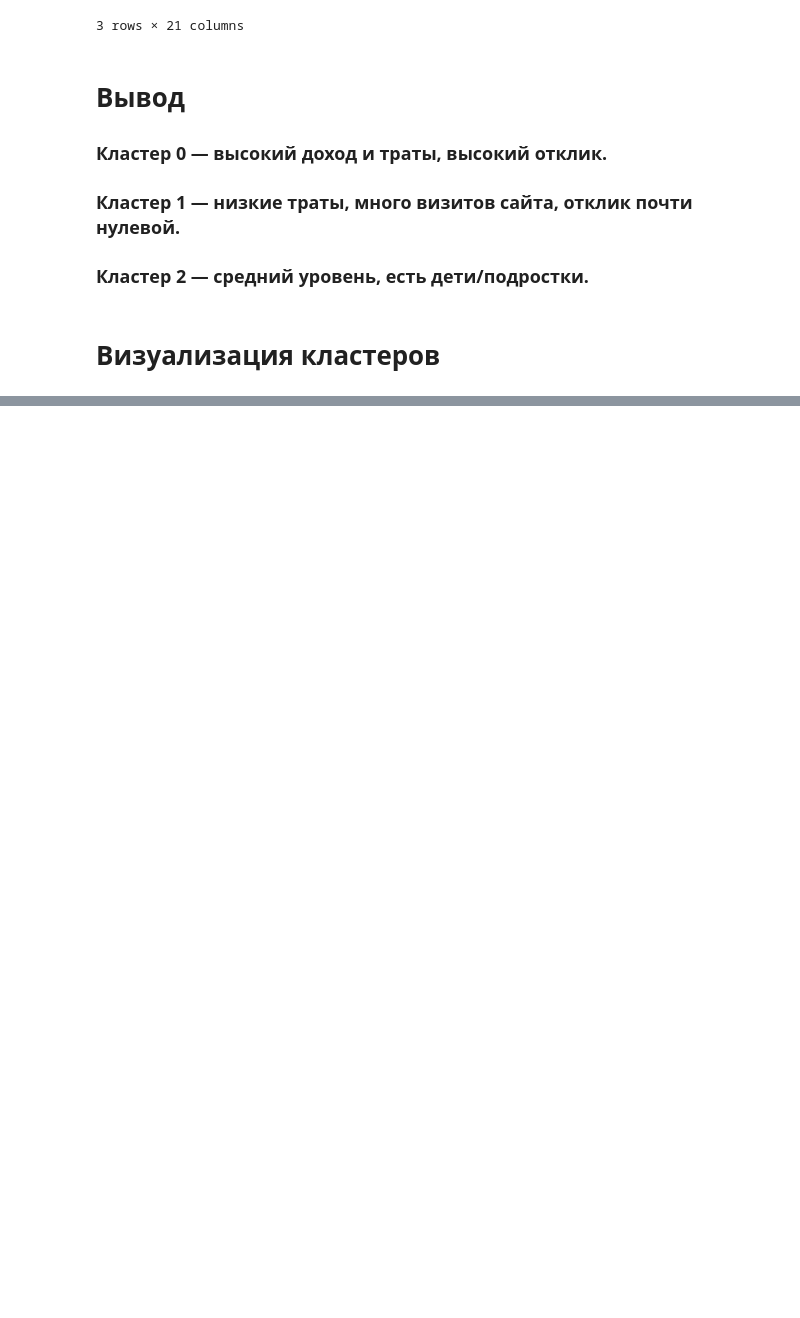
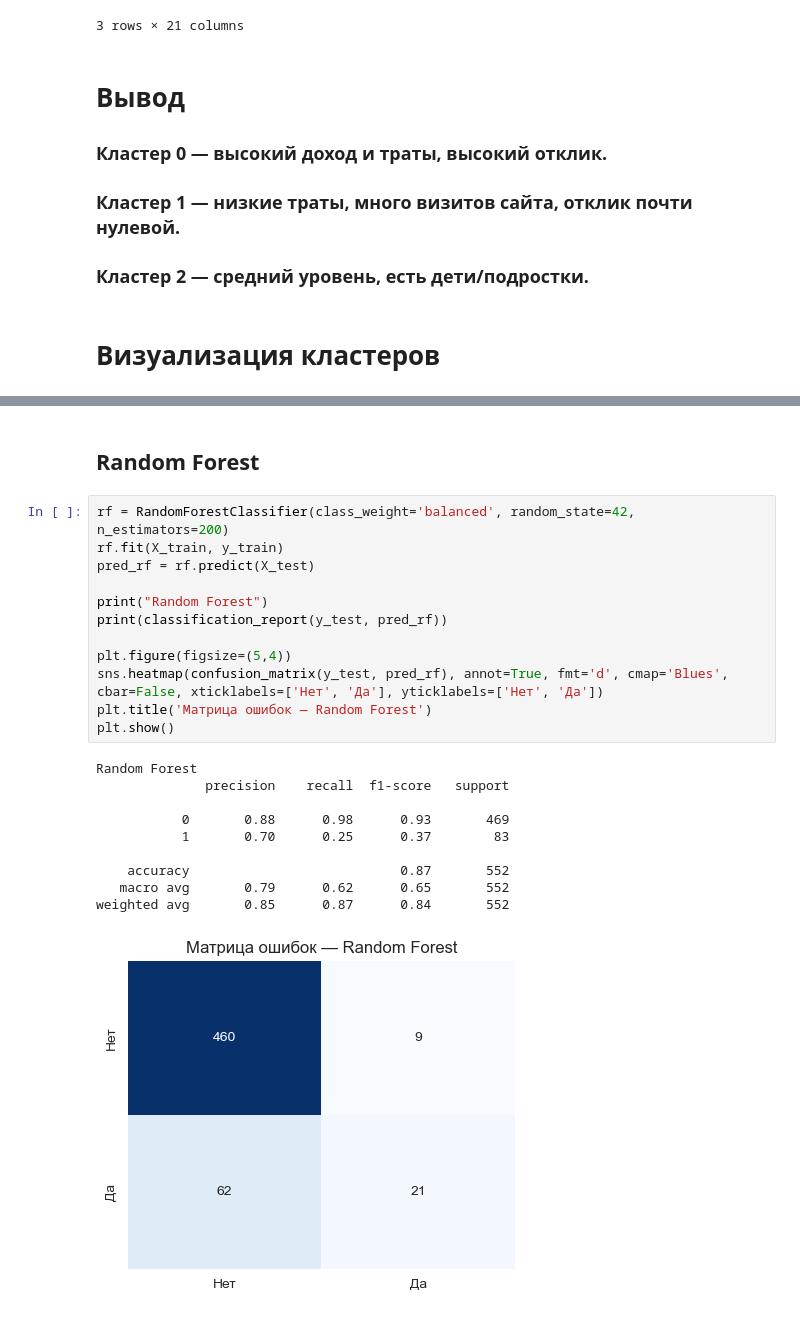
Before and after one commit to qxxless/proekt, a Jupyter notebook: project.ipynb, the cells around one changed output, grey strips where cells are left out. Drawn from its saved outputs; the diff is of its cells as text; blank space fills up the shorter version.

```diff
--- a/project.ipynb
+++ b/project.ipynb
@@ -319,0 +357,25 @@ for col in ['Income', 'MntTotal', 'NumWebVisitsMonth', 'AcceptedCmpOverall', 'Re
+# %% [markdown]
+## Random Forest
+# %%
+rf = RandomForestClassifier(class_weight='balanced', random_state=42, n_estimators=200)
+rf.fit(X_train, y_train)
+pred_rf = rf.predict(X_test)
+
+print("Random Forest")
+print(classification_report(y_test, pred_rf))
+
+plt.figure(figsize=(5,4))
+sns.heatmap(confusion_matrix(y_test, pred_rf), annot=True, fmt='d', cmap='Blues', cbar=False, xticklabels=['Нет', 'Да'], yticklabels=['Нет', 'Да'])
+plt.title('Матрица ошибок — Random Forest')
+plt.show()
+# %% [output]
+Random Forest
+              precision    recall  f1-score   support
+
+           0       0.88      0.98      0.93       469
+           1       0.70      0.25      0.37        83
+
+    accuracy                           0.87       552
+   macro avg       0.79      0.62      0.65       552
+weighted avg       0.85      0.87      0.84       552
+[figure, added]
```
Also changed, not shown: parts of 12 cells of this notebook.
